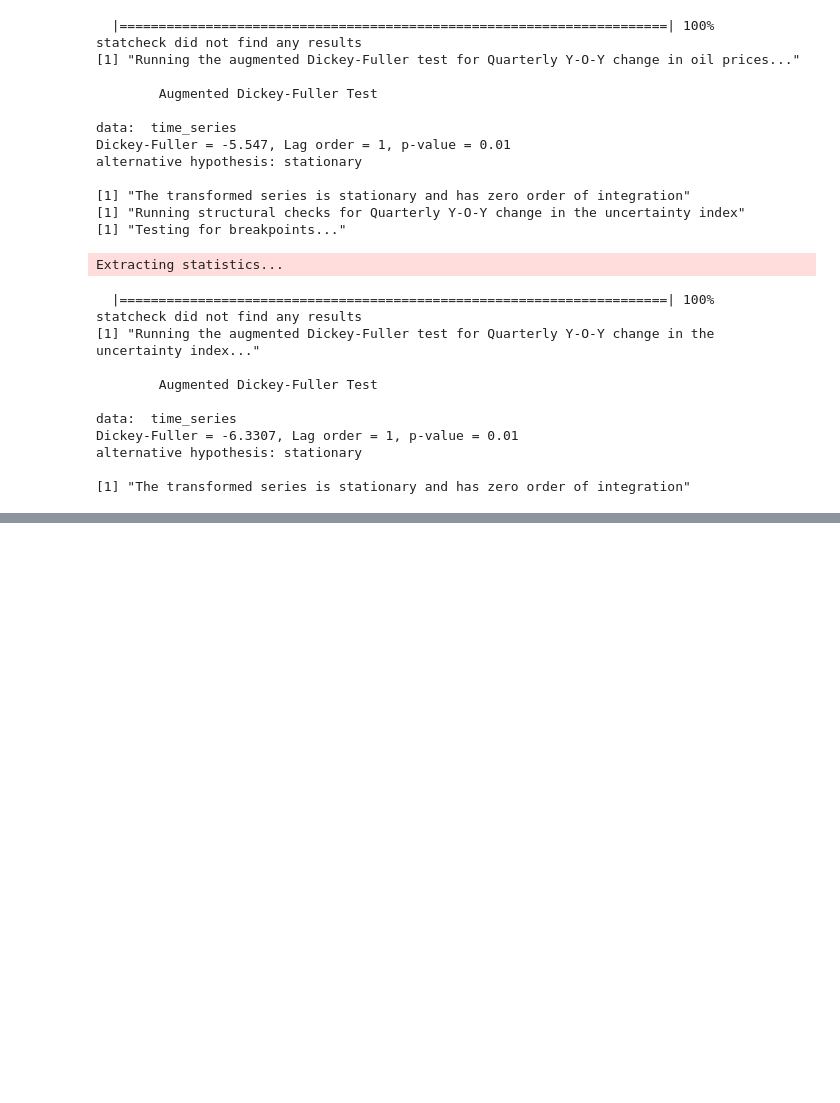
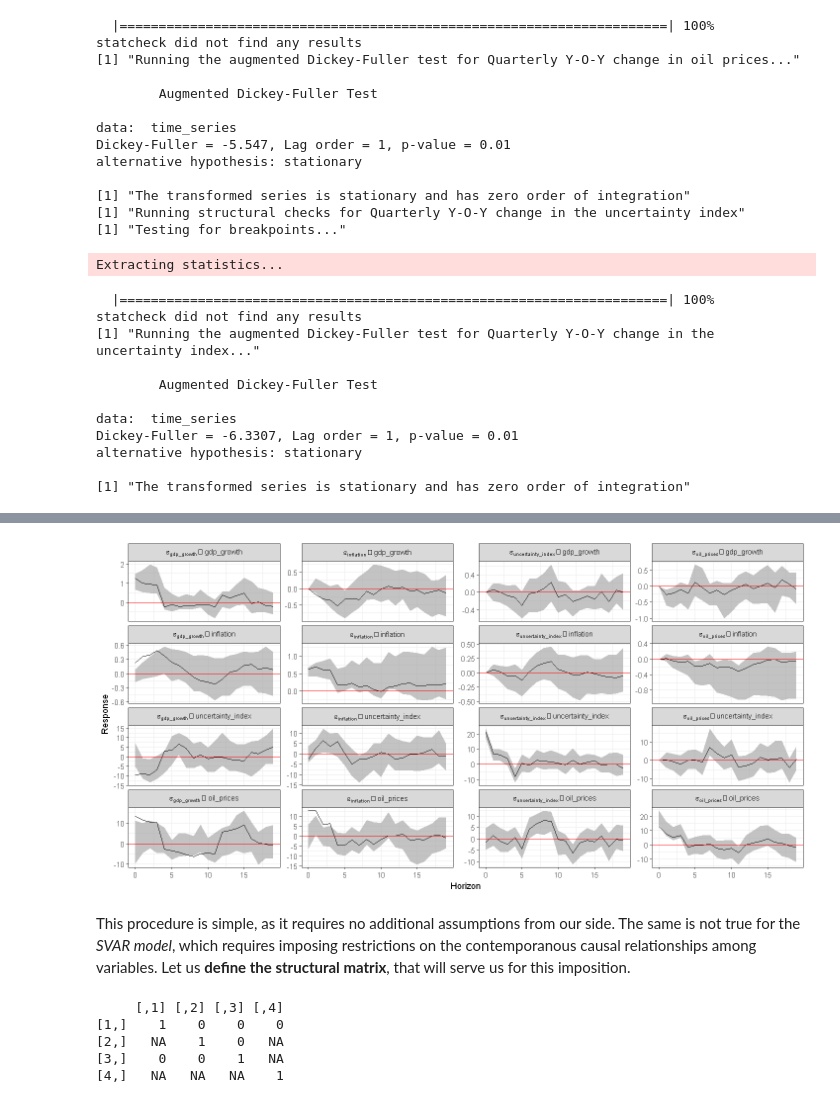
Before and after one commit to PetrCala/macro_tools_term_paper, a Jupyter notebook: code/cala_termpaper_main.ipynb, the cells around one changed output, grey strips where cells are left out. Saved outputs shown, nothing was run; the diff lists cells and outputs as text; code cells hidden in the pictures; blank space fills up the shorter version.

```diff
--- a/code/cala_termpaper_main.ipynb
+++ b/code/cala_termpaper_main.ipynb
@@ -639,0 +631,3 @@ AIC(n)  HQ(n)  SC(n) FPE(n)
+# %%
+# We run the vector autoregression using the suggested number of lags.
+var1 <- VAR(data_var, p=9, type="const")
@@ -639,0 +638,24 @@ AIC(n)  HQ(n)  SC(n) FPE(n)
+# %%
+var1_cholesky <- id.chol(var1)
+var1_cholesky_svarsirf <- irf(var1_cholesky, n.ahead = 20)
+var1_bootirf <- wild.boot(var1_cholesky, design = "fixed", distr = "gaussian", n.ahead = 20, nboot = 100)
+plot(var1_bootirf, lowerq = 0.05, upperq = 0.95)
+# %% [output]
+[figure, added]
+# %% [markdown]
+This procedure is simple, as it requires no additional assumptions from our side. The same is not true for the *SVAR model*, which requires imposing restrictions on the contemporanous causal relationships among variables. Let us **define the structural matrix**, that will serve us for this imposition.
+# %%
+BMat = diag(4)
+BMat[2,1] <- NA
+BMat[2,4] <- NA
+BMat[3,4] <- NA
+BMat[4,1] <- NA
+BMat[4,2] <- NA
+BMat[4,3] <- NA
+print(BMat)
+# %% [output]
+     [,1] [,2] [,3] [,4]
+[1,]    1    0    0    0
+[2,]   NA    1    0   NA
+[3,]    0    0    1   NA
+[4,]   NA   NA   NA    1
```
Also changed, not shown: parts of 8 cells of this notebook.
